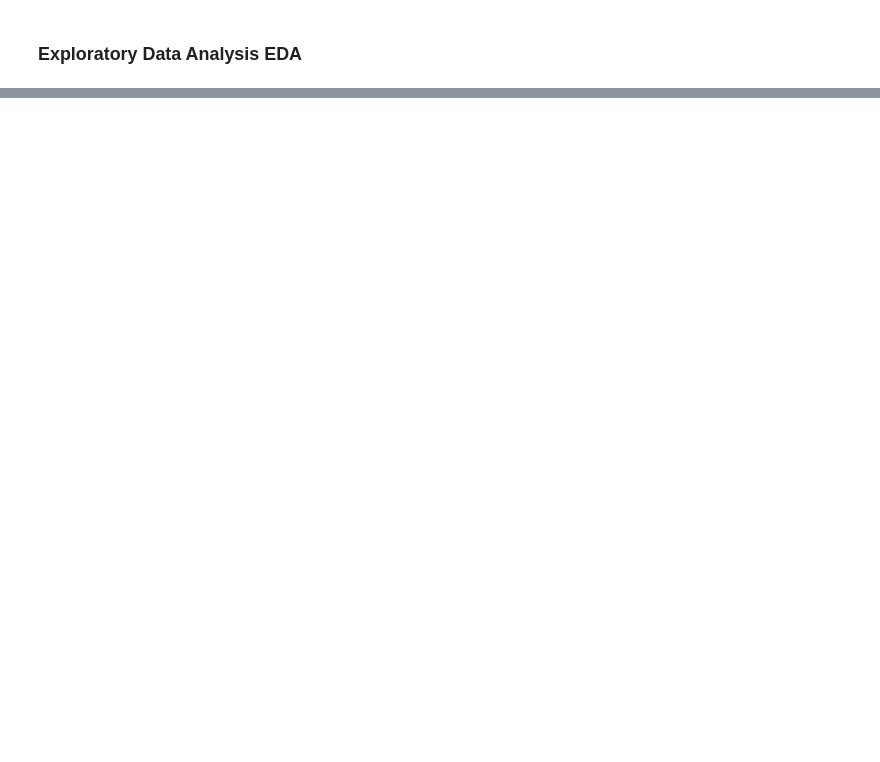
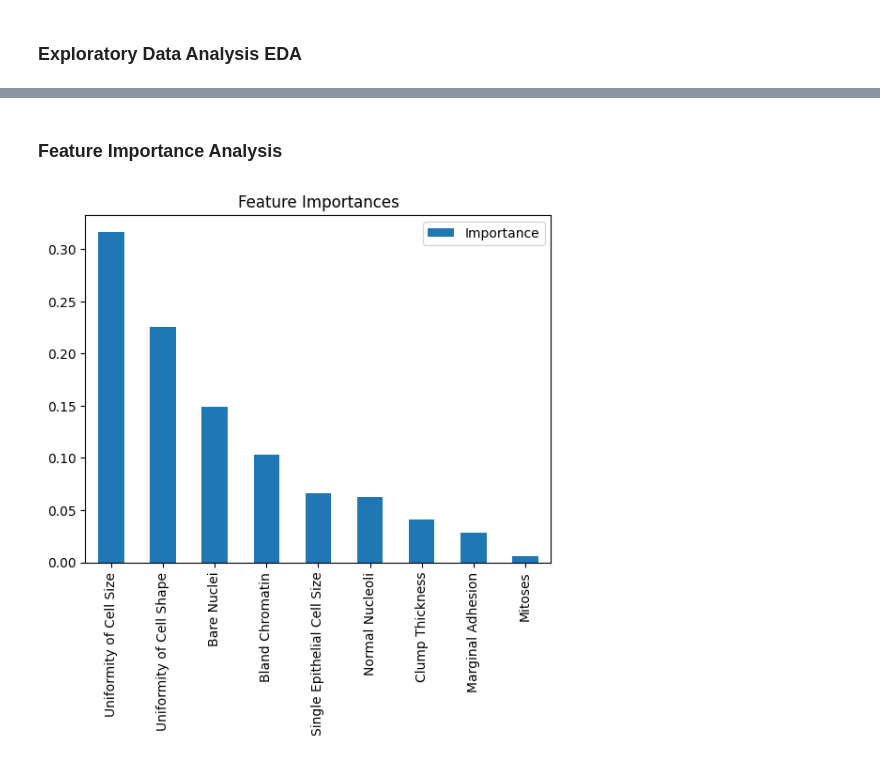
Before and after one commit to wiemboudaya/Advanced-Cancer-Diagnosis-Assistant, a Jupyter notebook: Analysis.ipynb, the cells around one changed output, grey strips where cells are left out. Drawn from its saved outputs; the diff is of its cells as text; code cells hidden in the pictures; blank space fills up the shorter version.

```diff
--- a/Analysis.ipynb
+++ b/Analysis.ipynb
@@ -180,0 +372,7 @@ plt.show()  # Display the plots
+# %%
+from sklearn.ensemble import GradientBoostingClassifier
+
+gbm = GradientBoostingClassifier()
+gbm.fit(X_train_scaled, y_train)
+predictions_gbm = gbm.predict(X_test_scaled)
+print(classification_report(y_test, predictions_gbm))
@@ -180,0 +506,18 @@ plt.show()  # Display the plots
+# %%
+from sklearn.metrics import classification_report, confusion_matrix, roc_auc_score
+
+# Use the best estimator found by the grid search
+best_rf = grid_search.best_estimator_
+
+# Predictions on the test set
+predictions = best_rf.predict(X_test_scaled)
+
+# Classification report
+print(classification_report(y_test, predictions))
+
+# Confusion matrix
+print("Confusion Matrix:\n", confusion_matrix(y_test, predictions))
+
+# ROC-AUC score
+roc_auc = roc_auc_score(y_test, best_rf.predict_proba(X_test_scaled)[:, 1])
+print("ROC-AUC Score:", roc_auc)
@@ -180,0 +567,21 @@ plt.show()  # Display the plots
+# %% [markdown]
+### Feature Importance Analysis
+# %%
+import pandas as pd
+import matplotlib.pyplot as plt
+
+# Extract feature importances
+importances = best_rf.feature_importances_
+
+# Convert the importances into a DataFrame
+feature_importances = pd.DataFrame(importances, index=X.columns, columns=["Importance"])
+
+# Sort the DataFrame
+feature_importances = feature_importances.sort_values(by="Importance", ascending=False)
+
+# Plot
+feature_importances.plot(kind='bar')
+plt.title("Feature Importances")
+plt.show()
+# %% [output]
+[figure, added]
```
Also changed, not shown: parts of 41 cells of this notebook, 5 other files.
